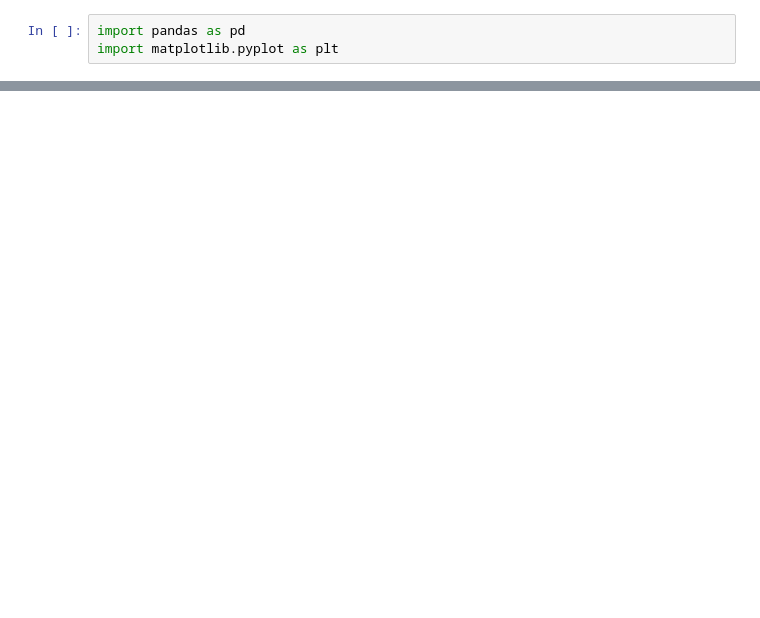
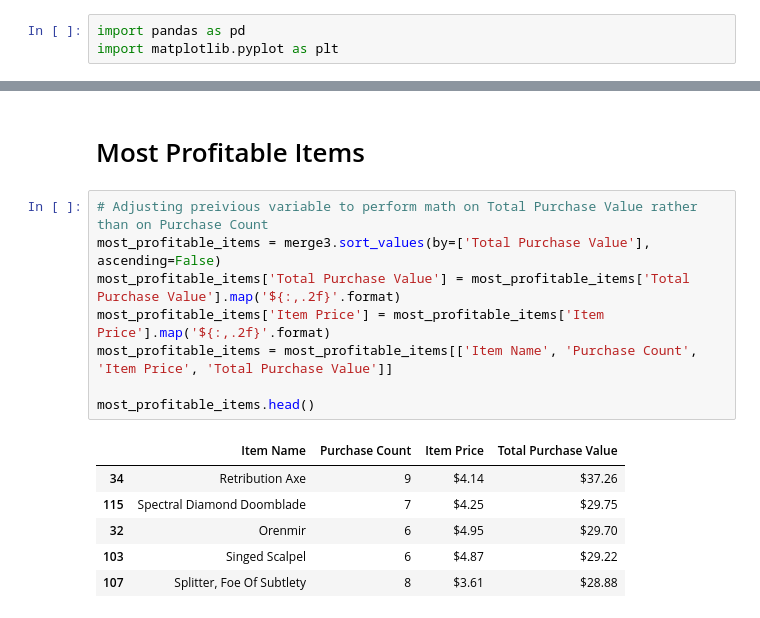
Before and after one commit to nasavish/pandas, a Jupyter notebook: HeroesOfPymoli/HoP.ipynb, the cells around one changed output, grey strips where cells are left out. Cells and saved outputs as stored; diff of their text form; blank space fills up the shorter version.

```diff
--- a/HeroesOfPymoli/HoP.ipynb
+++ b/HeroesOfPymoli/HoP.ipynb
@@ -569,0 +461,17 @@ df.head()
+# %% [markdown]
+#  Most Profitable Items
+# %%
+# Adjusting preivious variable to perform math on Total Purchase Value rather than on Purchase Count
+most_profitable_items = merge3.sort_values(by=['Total Purchase Value'], ascending=False)
+most_profitable_items['Total Purchase Value'] = most_profitable_items['Total Purchase Value'].map('${:,.2f}'.format)
+most_profitable_items['Item Price'] = most_profitable_items['Item Price'].map('${:,.2f}'.format)
+most_profitable_items = most_profitable_items[['Item Name', 'Purchase Count', 'Item Price', 'Total Purchase Value']]
+
+most_profitable_items.head()
+# %% [output]
+|  | Item Name | Purchase Count | Item Price | Total Purchase Value |
+| 34 | Retribution Axe | 9 | $4.14 | $37.26 |
+| 115 | Spectral Diamond Doomblade | 7 | $4.25 | $29.75 |
+| 32 | Orenmir | 6 | $4.95 | $29.70 |
+| 103 | Singed Scalpel | 6 | $4.87 | $29.22 |
+| 107 | Splitter, Foe Of Subtlety | 8 | $3.61 | $28.88 |
```
Also changed, not shown: parts of 57 cells of this notebook.
